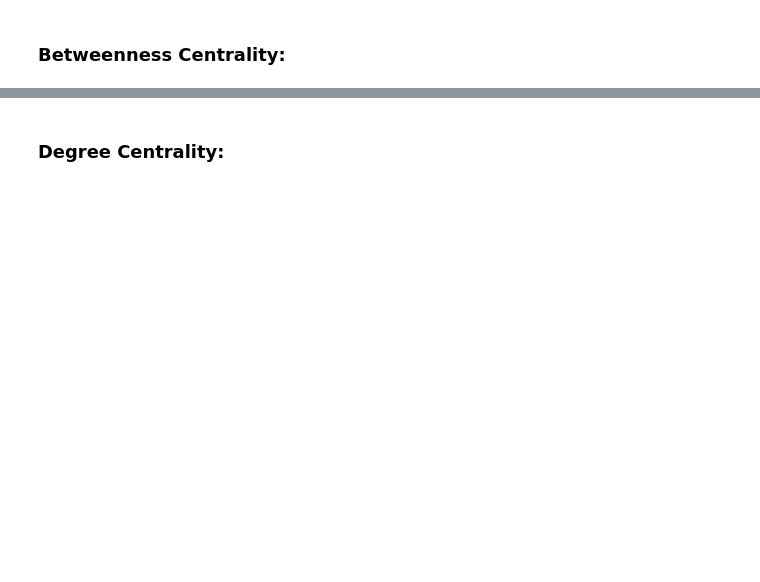
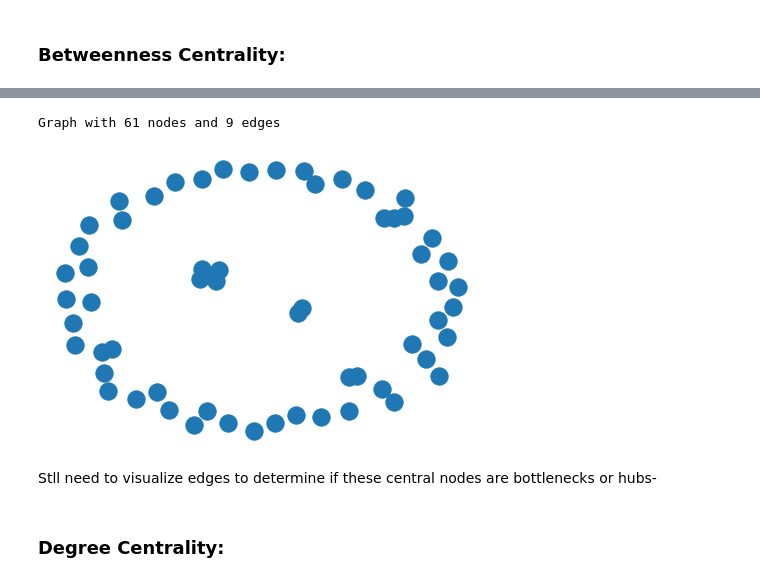
Before and after one commit to Zach-Sisson-1/Host-Pathogen_Network_Analysis, a Jupyter notebook: Notebooks/Centrality Analysis.ipynb, the cells around one changed output, grey strips where cells are left out. Saved outputs shown, nothing was run; the diff lists cells and outputs as text; code cells hidden in the pictures; blank space fills up the shorter version.

```diff
--- a/Notebooks/Centrality Analysis.ipynb
+++ b/Notebooks/Centrality Analysis.ipynb
@@ -56,2 +89,28 @@ what's important?
+# %%
+#Goal: create 7 subgraphs where each subgraph is the central node plus its neighbors neighbors
+def second_neighbors(graph, node) -> list:
+    """Takes a graph and a node of choice and returns a list of the unique neighborhood nodes of the second degree for the given node"""
+    node = str(node)
+    return ([second_neighbor
+            for first_neighbor in graph.neighbors(node)
+            for second_neighbor in graph.neighbors(first_neighbor)
+            if second_neighbor != node])
+
+#Save each subgraph as a class object in a list
+graph_list = []
+for node in betweenness_central_nodes:
+    subgraph_list = second_neighbors(G,node)
+    subgraph = G.subgraph(subgraph_list)
+    graph_list.append(subgraph)
+
+#Need to actually graph things and see edges. nx.draw doesnt show edges?
+# %%
+nx.draw(graph_list[0])
+print(graph_list[0])
+# %% [output]
+Graph with 61 nodes and 9 edges
+[figure, added]
+# %% [markdown]
+Stll need to visualize edges to determine if these central nodes are bottlenecks or hubs-
 # %% [markdown]
 ### **Degree Centrality:**
```
Also changed, not shown: parts of 13 cells of this notebook, 1 other file.
